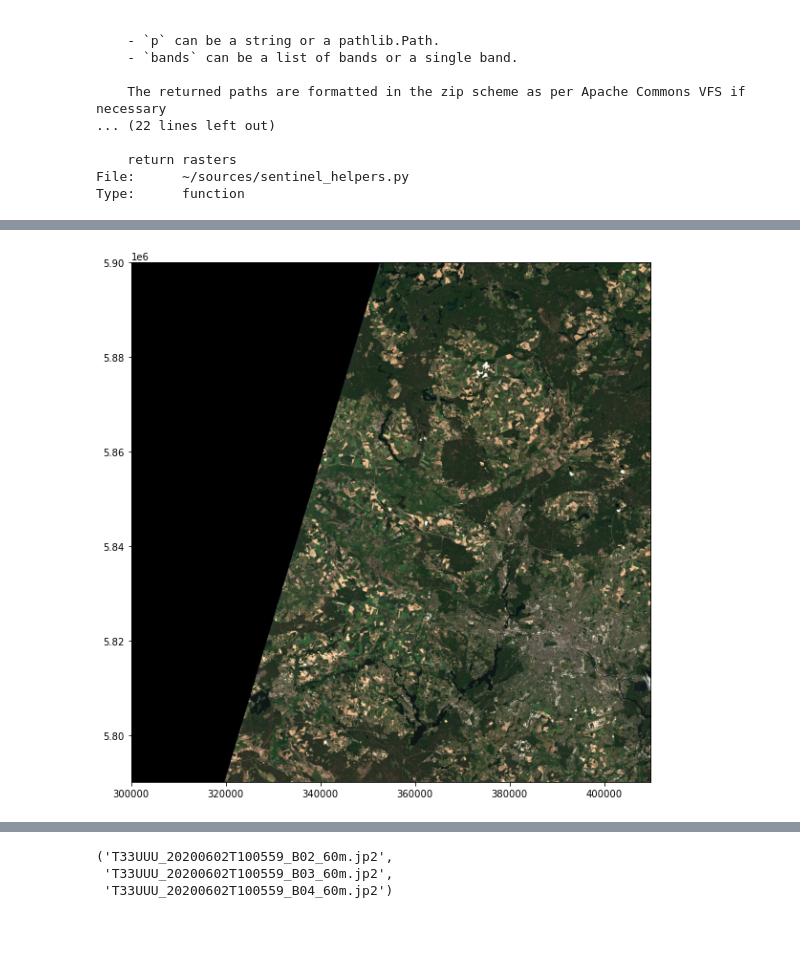
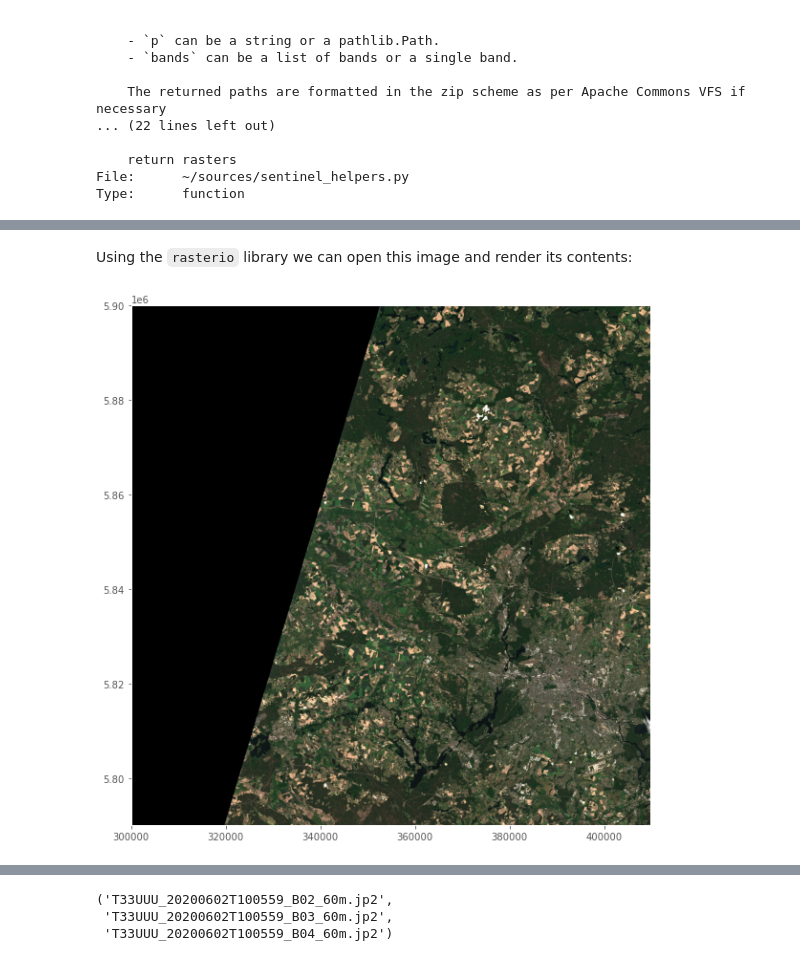
Before and after one commit to rrrnld/earth-observation-for-journalism, a Jupyter notebook: sources/01b Plot downloaded products.ipynb, the cells around one changed output, grey strips where cells are left out. Cells and saved outputs as stored; diff of their text form; code cells hidden in the pictures; blank space fills up the shorter version.

```diff
--- a/sources/01b Plot downloaded products.ipynb
+++ b/sources/01b Plot downloaded products.ipynb
@@ -12,9 +12,13 @@ We continue with the files downloaded from `01a Download from Scihub.iypnb`.
 from pathlib import Path
 
 import geopandas as gpd
+import matplotlib.pyplot as plt
 from tqdm.notebook import tqdm
 
-berlin = gpd.read_file('./input/berlin.geojson')
-berlin.plot()
+resources = Path('resources')
+berlin = gpd.read_file(resources / 'berlin.geojson')
+
+fig, ax = plt.subplots(figsize=(10, 10))
+berlin.plot(ax=ax)
 # %% [output]
 <AxesSubplot:>
@@ -68,13 +80,15 @@ PosixPath('zip+file:/home/jovyan/sources/input/true_color_image/S2B_MSIL2A_20200
+# %% [markdown]
+Using the `rasterio` library we can open this image and render its contents:
 # %%
+import matplotlib.pyplot as plt
 import rasterio as r
 import rasterio.plot as rplt
 
-from matplotlib import pyplot as plt
-%matplotlib inline
+plt.style.use('ggplot')
 
 with r.open(low_res_tci) as tci:
-    fig, (ax) = plt.subplots(figsize=(10,10))
-    rplt.show(tci, ax=ax)
-    plt.show()
+    fig, ax = plt.subplots(figsize=(10,10))
+    ax.grid(False)
+    rplt.show(tci)
 # %% [output]
-[figure, old version]
+[figure, new version]
```
Also changed, not shown: parts of 21 cells of this notebook, 2 other files.
